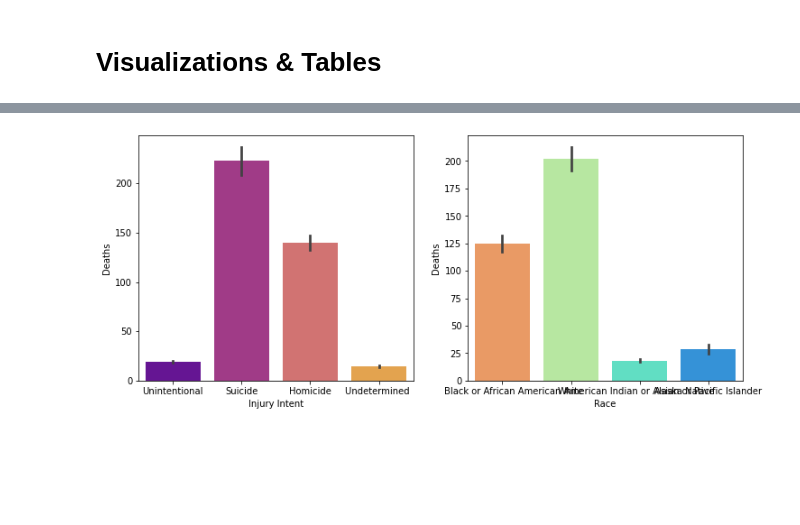
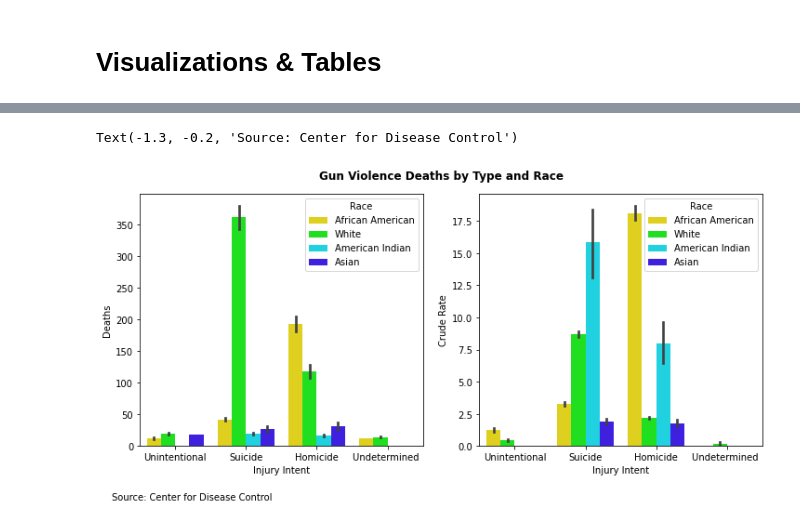
Before and after one commit to Arthur-Langlois/seminar, a Jupyter notebook: code/eda.ipynb, the cells around one changed output, grey strips where cells are left out. Drawn from its saved outputs; the diff is of its cells as text; code cells hidden in the pictures; blank space fills up the shorter version.

```diff
--- a/code/eda.ipynb
+++ b/code/eda.ipynb
@@ -91,6 +91,10 @@ import sidetable
 df = pd.read_excel('../data/cdc_wonder.xlsx')
 df = df[['State', 'Injury Intent', 'Year', 'Race', 'Deaths', 'Population', 'Crude Rate']]
 df['Crude Rate'] = df['Crude Rate'].replace(r'Unreliable', np.NaN, regex=True)
+df['Race'] = df['Race'].replace('Black or African American', 'African American', regex = True)
+df['Race'] = df['Race'].replace('American Indian or Alaska Native', 'American Indian', regex = True)
+df['Race'] = df['Race'].replace('Asian or Pacific Islander', 'Asian', regex = True)
+violent_state = df[(df['State'] == 'Texas') | (df['State'] == 'California') | (df['State'] == 'Arizona') | (df['State'] == 'North Carolina') | (df['State'] == 'Oklahoma')]
 # %% [markdown]
 # Visualizations & Tables
 # %%
@@ -130,6 +158,14 @@ sns.displot(df, x="Deaths", hue="Injury Intent", ax = axes4[1])
 # %%
-f, axes = plt.subplots(1, 2, figsize=(12,5))
-sns.barplot(x=df['Injury Intent'], y=df['Deaths'], ax = axes[0], palette = 'plasma');
-sns.barplot(x=df['Race'], y=df['Deaths'], ax = axes[1], palette = 'rainbow_r');
+#GUN DEATHS BY INJURY INTENT & RACE
+f, axes3 = plt.subplots(1, 2, figsize=(12,5))
+f.suptitle('Gun Violence Deaths by Type and Race', y = 0.95, fontweight = 'bold')
+sns.barplot(x=df['Injury Intent'], y=df['Deaths'], ax = axes3[0], hue = df['Race'], data = df, palette = 'gist_rainbow');
+sns.barplot(x=df['Injury Intent'], y=df['Crude Rate'], ax = axes3[1], hue = df['Race'], data = df, palette = 'gist_rainbow');
+plt.annotate('Source: Center for Disease Control', xy = (-1.3, -0.2),
+            xycoords='axes fraction',
+            ha='left',
+            va="center",
+            fontsize=10)
 # %% [output]
+Text(-1.3, -0.2, 'Source: Center for Disease Control')
-[figure, old version]
+[figure, new version]
```
Also changed, not shown: parts of 7 cells of this notebook, 13 other files.
